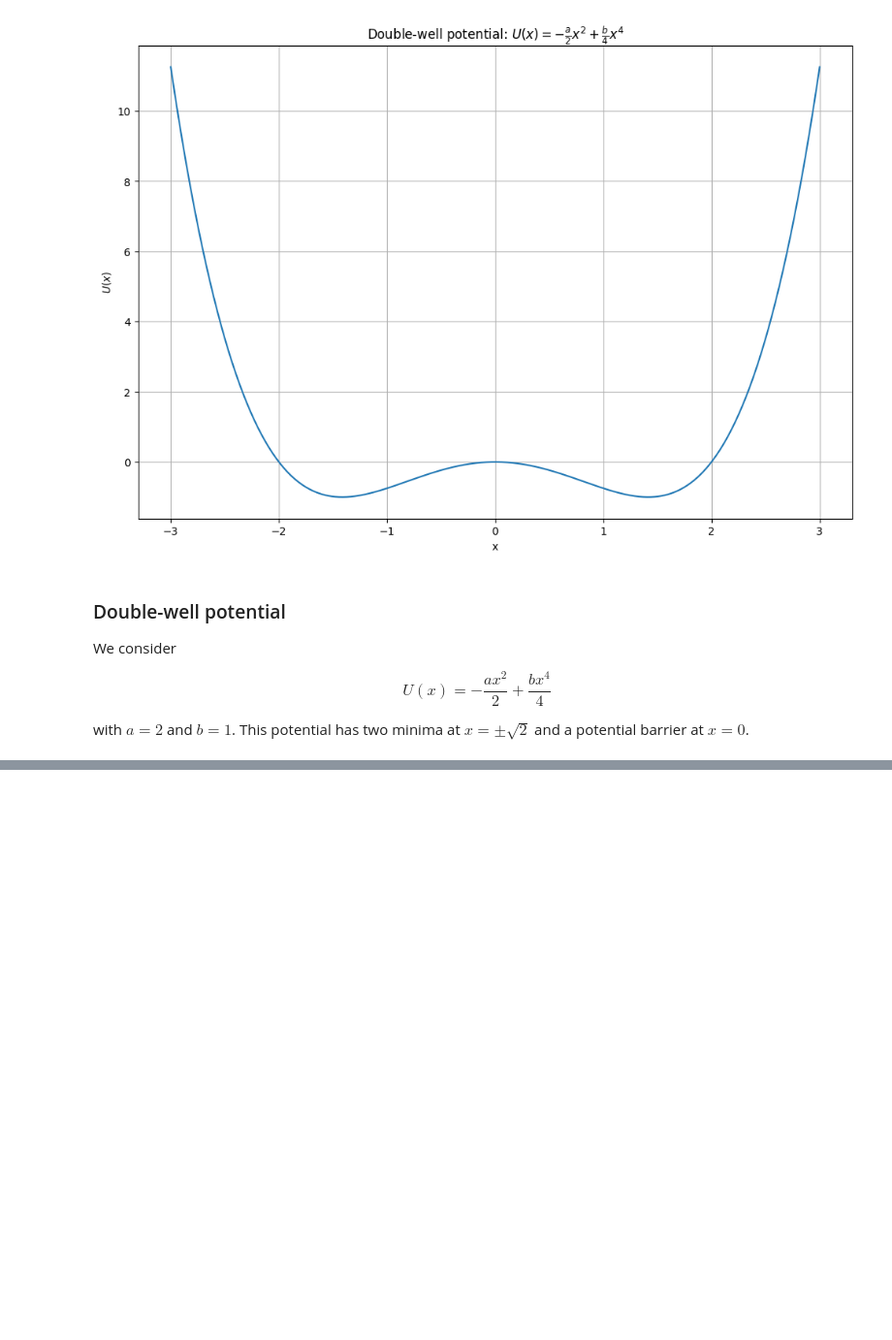
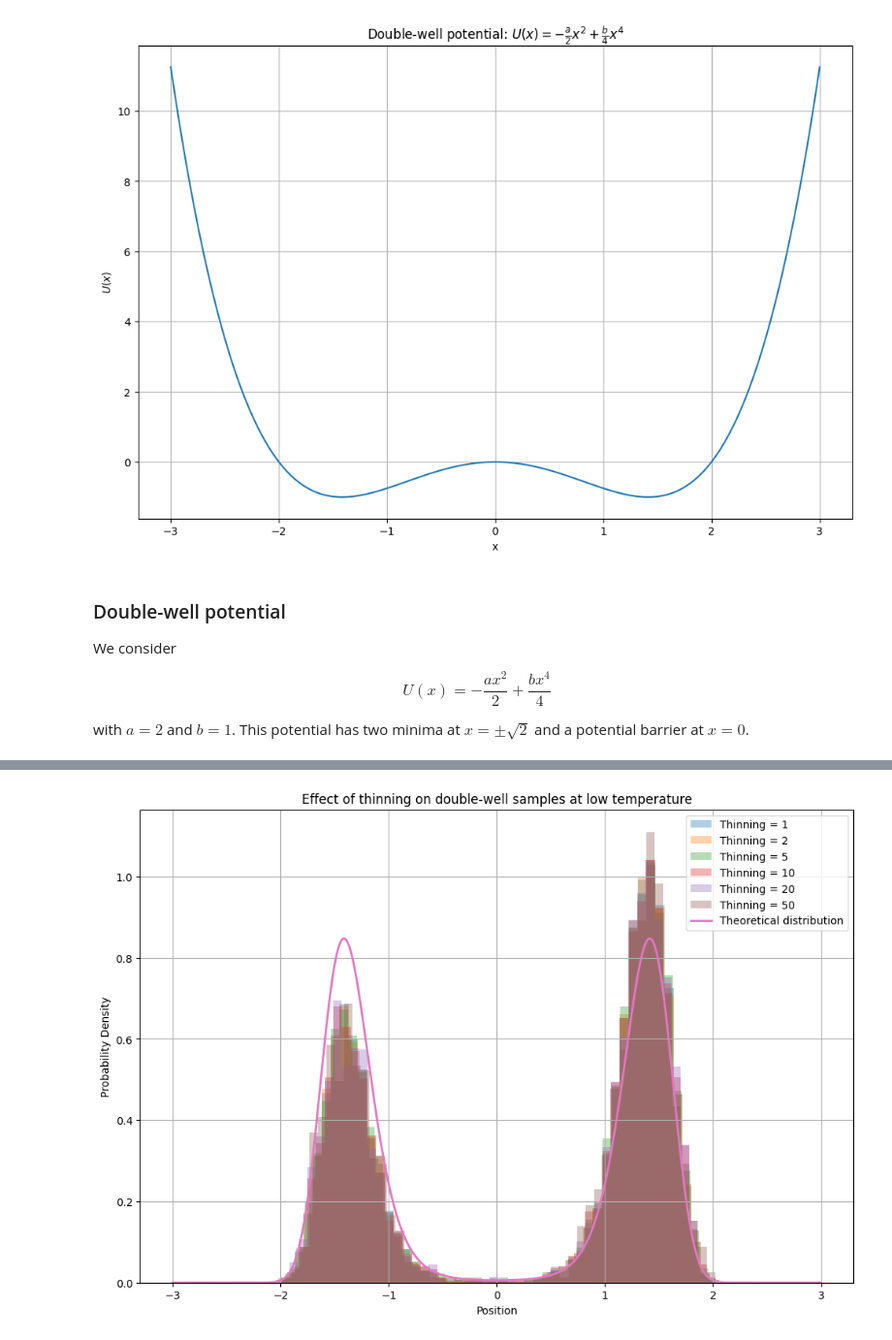
Before and after one commit to Shinichi03/Statistical-Physics, a Jupyter notebook: Baseline Cases/MMC_ECMC.ipynb, the cells around one changed output, grey strips where cells are left out. Shown at 97% size. Drawn from its saved outputs; the diff is of its cells as text; code cells hidden in the pictures; blank space fills up the shorter version.

```diff
--- a/Baseline Cases/MMC_ECMC.ipynb
+++ b/Baseline Cases/MMC_ECMC.ipynb
@@ -233,0 +339,53 @@ Acceptance Rate: 85.90%
+# %%
+def thin_samples(samples, thinning_factor):
+    """
+    Thin the samples by keeping every nth sample.
+
+    Args:
+        samples (np.ndarray): The array of samples to thin.
+        thinning_factor (int): The factor by which to thin the samples.
+
+    Returns:
+        np.ndarray: The thinned array of samples.
+    """
+    return samples[::thinning_factor]
+# %%
+temperature = 0.2
+
+trajectory_double_lowT, acceptance_rate_double_lowT = metropolis_run(
+    initial_x=0.0,
+    num_steps=50000,
+    proposal_width=1.0,
+    temperature=temperature,
+    single=False,
+    double=True
+)
+
+samples_lowT = trajectory_double_lowT[burn_in:]
+
+thinning_values = [1, 2, 5, 10, 20, 50]
+
+plt.figure(figsize=(12, 8))
+
+for thinning in thinning_values:
+    thinned_samples = thin_samples(samples_lowT, thinning)
+    plt.hist(
+        thinned_samples,
+        bins=50,
+        density=True,
+        alpha=0.35,
+        label=f"Thinning = {thinning}"
+    )
+
+x = np.linspace(-3, 3, 1000)
+theoretical_dist = target_distribution(x, U_double_well, temperature)
+
+plt.plot(x, theoretical_dist, linewidth=2, label="Theoretical distribution")
+plt.xlabel("Position")
+plt.ylabel("Probability Density")
+plt.title("Effect of thinning on double-well samples at low temperature")
+plt.grid()
+plt.legend()
+plt.show()
+# %% [output]
+[figure, added]
```
Also changed, not shown: parts of 23 cells of this notebook.
